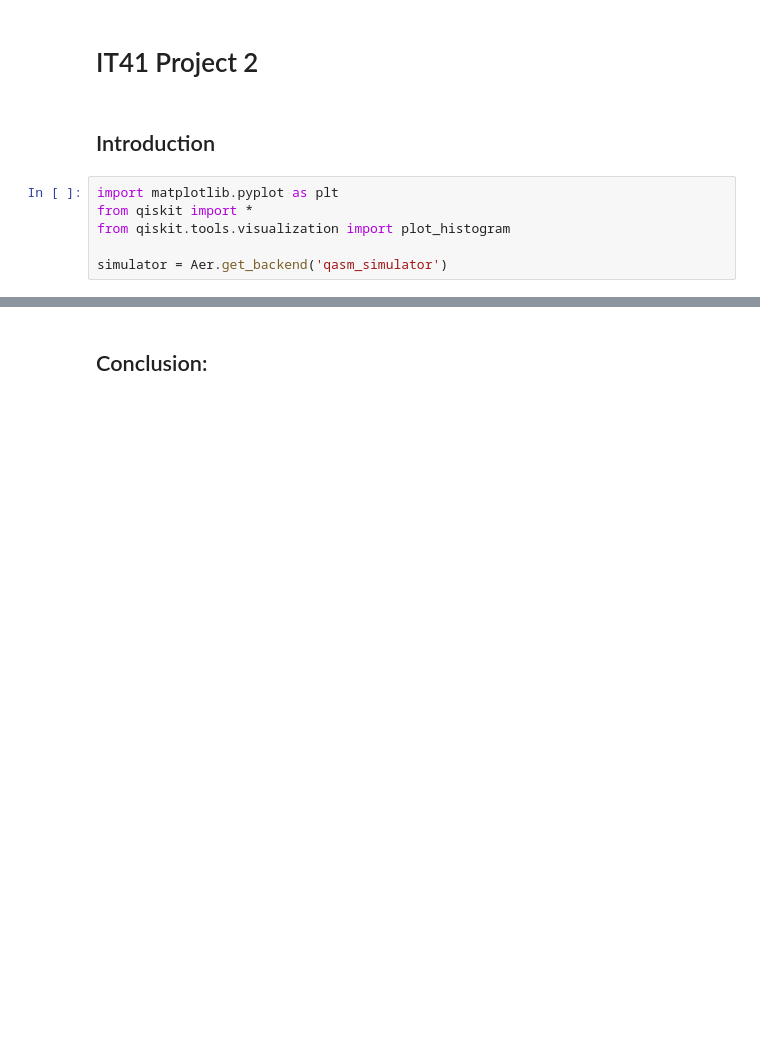
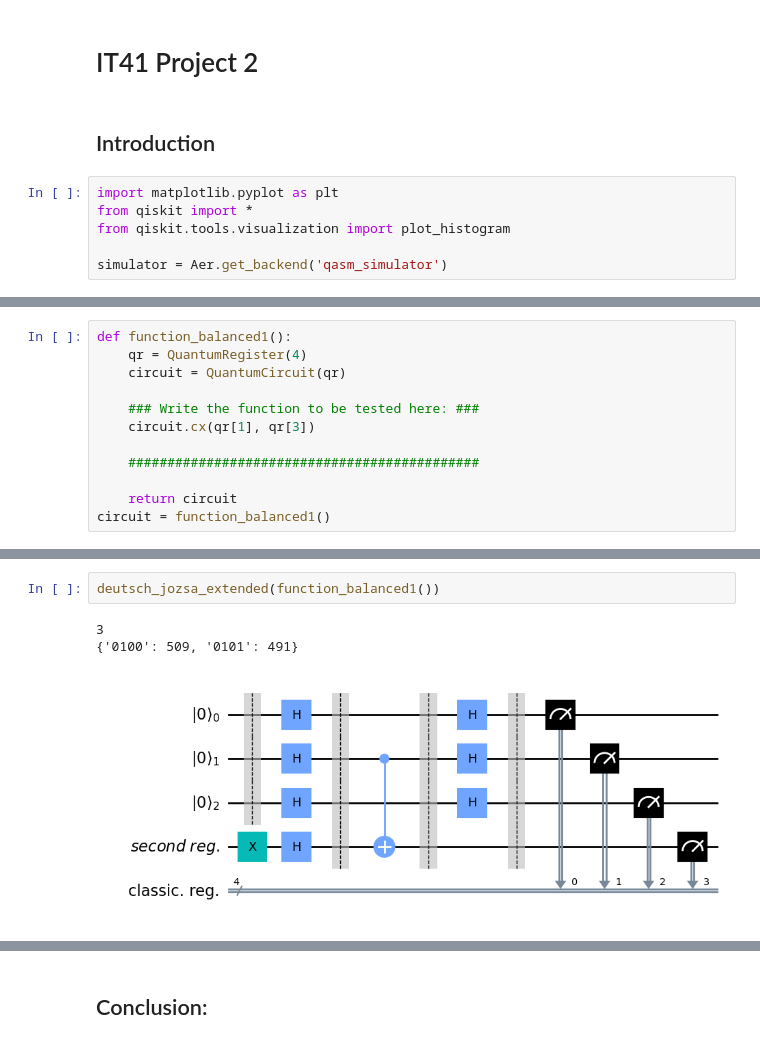
Before and after one commit to gilles-maurer/IT41_DJ_Algorithm, a Jupyter notebook: main.ipynb, the cells around one changed output, grey strips where cells are left out. Saved outputs shown, nothing was run; the diff lists cells and outputs as text; blank space fills up the shorter version.

```diff
--- a/main.ipynb
+++ b/main.ipynb
@@ -111,0 +114,12 @@ deutsch_jozsa_extended(my_function_extended())
+# %%
+def function_balanced1():
+    qr = QuantumRegister(4)
+    circuit = QuantumCircuit(qr)
+
+    ### Write the function to be tested here: ###
+    circuit.cx(qr[1], qr[3])
+
+    #############################################
+
+    return circuit
+circuit = function_balanced1()
@@ -111,0 +161,6 @@ deutsch_jozsa_extended(my_function_extended())
+# %%
+deutsch_jozsa_extended(function_balanced1())
+# %% [output]
+3
+{'0100': 509, '0101': 491}
+[figure, added]
```
Also changed, not shown: parts of 9 cells of this notebook.
